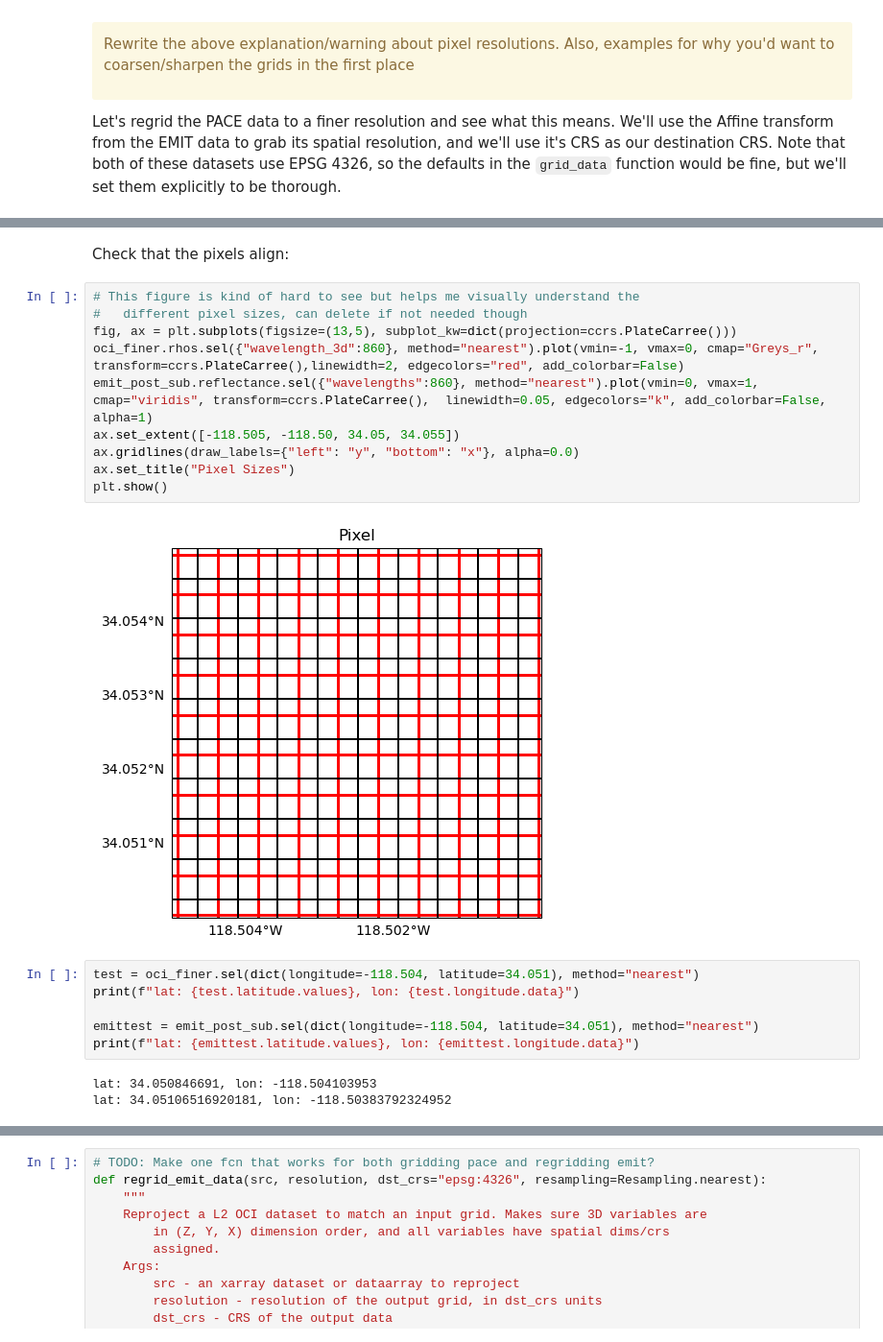
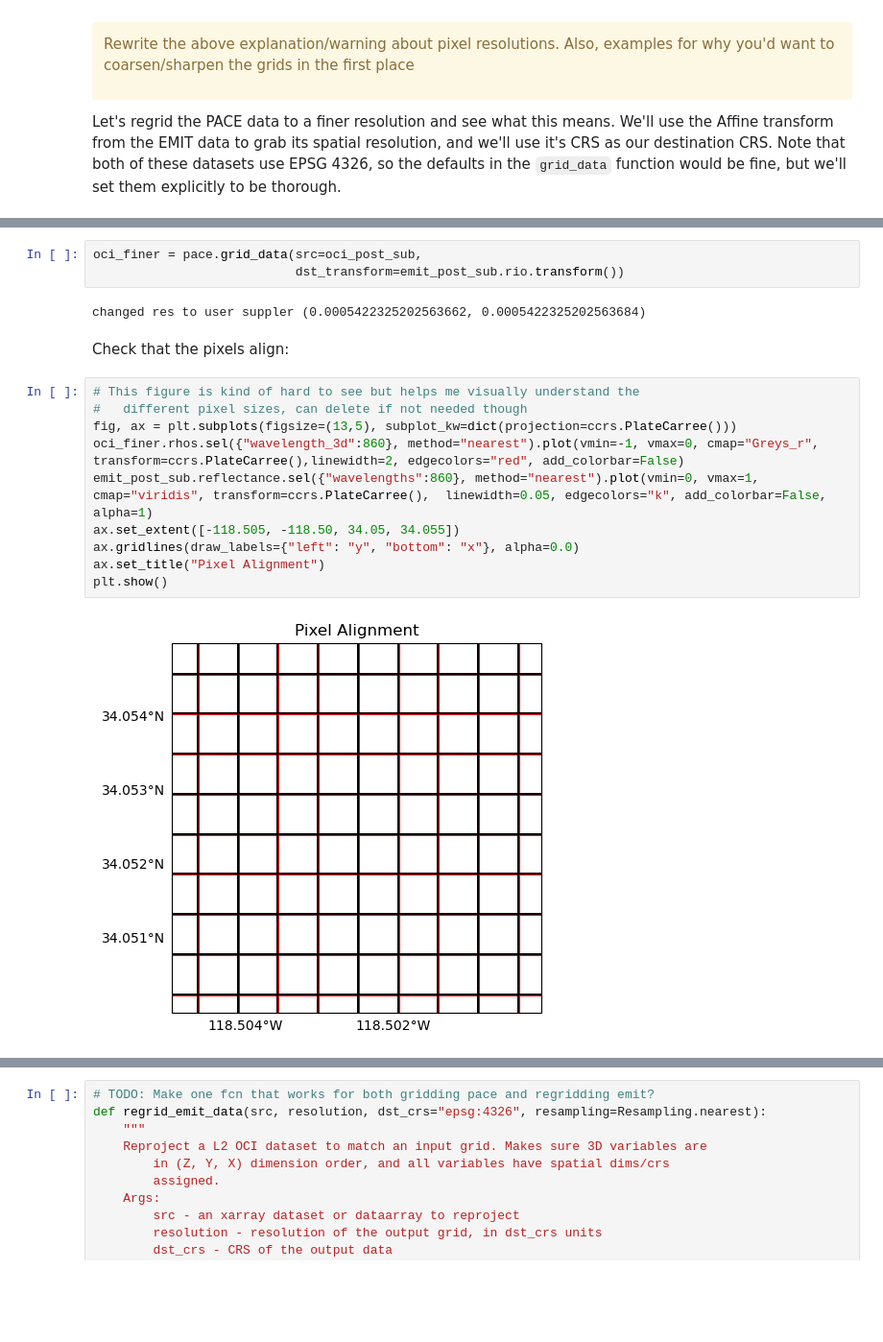
Before and after one commit to skyecaplan/pace_tutorials, a Jupyter notebook: pace_emit/02_Align_PACE_EMIT_Grids.ipynb, the cells around one changed output, grey strips where cells are left out. Shown at 96% size. Saved outputs shown, nothing was run; the diff lists cells and outputs as text; blank space fills up the shorter version.

```diff
--- a/pace_emit/02_Align_PACE_EMIT_Grids.ipynb
+++ b/pace_emit/02_Align_PACE_EMIT_Grids.ipynb
@@ -285,23 +292,19 @@ oci_finer.rhos.sel(wavelength_3d=860, method="nearest").plot()
+# %%
+oci_finer = pace.grid_data(src=oci_post_sub,
+                           dst_transform=emit_post_sub.rio.transform())
+# %% [output]
+changed res to user suppler (0.0005422325202563662, 0.0005422325202563684)
 # %% [markdown]
 Check that the pixels align:
 # %%
 # This figure is kind of hard to see but helps me visually understand the
 #   different pixel sizes, can delete if not needed though
 fig, ax = plt.subplots(figsize=(13,5), subplot_kw=dict(projection=ccrs.PlateCarree()))
 oci_finer.rhos.sel({"wavelength_3d":860}, method="nearest").plot(vmin=-1, vmax=0, cmap="Greys_r", transform=ccrs.PlateCarree(),linewidth=2, edgecolors="red", add_colorbar=False)
 emit_post_sub.reflectance.sel({"wavelengths":860}, method="nearest").plot(vmin=0, vmax=1, cmap="viridis", transform=ccrs.PlateCarree(),  linewidth=0.05, edgecolors="k", add_colorbar=False, alpha=1)
 ax.set_extent([-118.505, -118.50, 34.05, 34.055])
 ax.gridlines(draw_labels={"left": "y", "bottom": "x"}, alpha=0.0)
-ax.set_title("Pixel Sizes")
+ax.set_title("Pixel Alignment")
 plt.show()
 # %% [output]
-[figure, old version]
+[figure, new version]
-# %%
-test = oci_finer.sel(dict(longitude=-118.504, latitude=34.051), method="nearest")
-print(f"lat: {test.latitude.values}, lon: {test.longitude.data}")
-
-emittest = emit_post_sub.sel(dict(longitude=-118.504, latitude=34.051), method="nearest")
-print(f"lat: {emittest.latitude.values}, lon: {emittest.longitude.data}")
-# %% [output]
-lat: 34.050846691, lon: -118.504103953
-lat: 34.05106516920181, lon: -118.50383792324952
```
Also changed, not shown: parts of 24 cells of this notebook, 2 other files.
